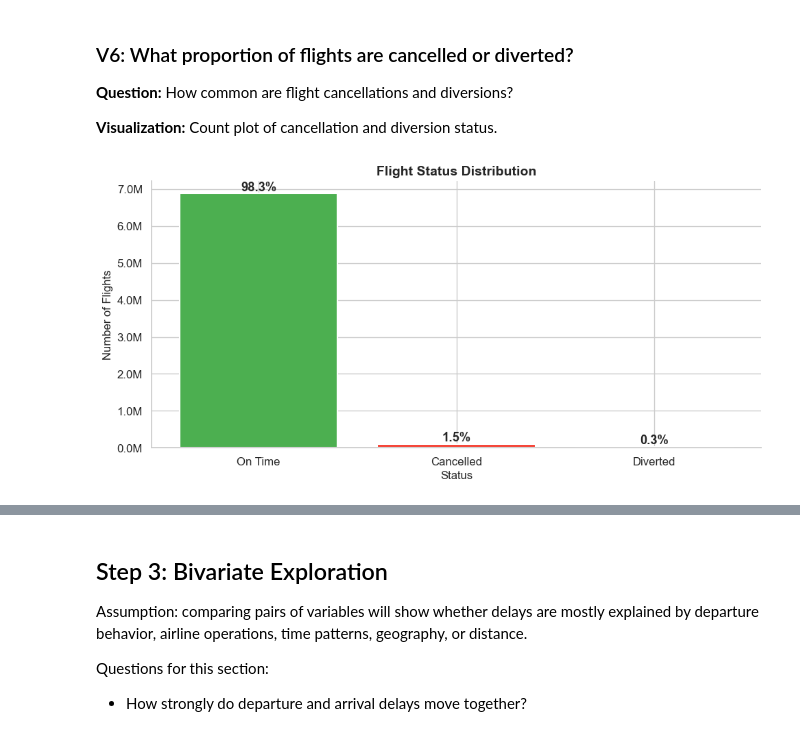
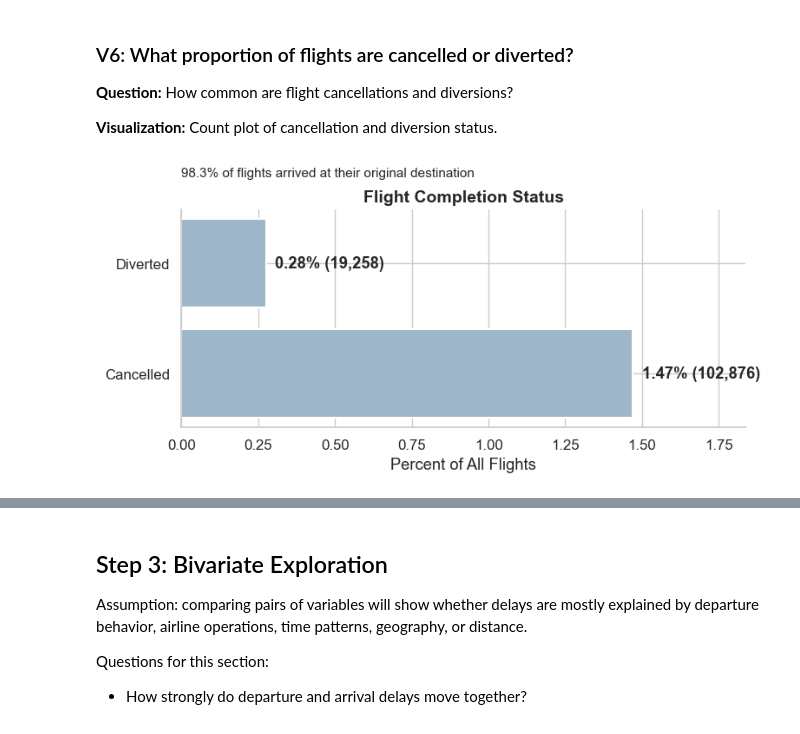
Before and after one commit to luisjfeliu/data-analysis-flight-delays-visuals, a Jupyter notebook: Part_I_exploration.ipynb, the cells around one changed output, grey strips where cells are left out. Saved outputs shown, nothing was run; the diff lists cells and outputs as text; code cells hidden in the pictures.

```diff
--- a/Part_I_exploration.ipynb
+++ b/Part_I_exploration.ipynb
@@ -333,11 +337,19 @@ plt.tight_layout()
 **Visualization:** Bar chart of mean delay by cause.
 # %%
 delay_causes = ['CarrierDelay', 'WeatherDelay', 'NASDelay', 'SecurityDelay', 'LateAircraftDelay']
-cause_means = df_active[delay_causes].mean()
+cause_labels = {
+    'CarrierDelay': 'Carrier\n(Airline Ops)',
+    'WeatherDelay': 'Weather',
+    'NASDelay': 'NAS\n(Air Traffic)',
+    'SecurityDelay': 'Security',
+    'LateAircraftDelay': 'Late Aircraft\n(Cascading)'
+}
+cause_means = df_active[delay_causes].mean().sort_values(ascending=False)
+cause_label_order = [cause_labels[cause] for cause in cause_means.index]
 
 fig, ax = plt.subplots(figsize=(12, 5))
-colors = ['#2196F3', '#4CAF50', '#FF9800', '#F44336', '#9C27B0']
-bars = ax.bar(cause_means.index, cause_means.values, color=colors, edgecolor='white', linewidth=1.5)
+bar_color = '#2F6F9F'
+bars = ax.bar(cause_label_order, cause_means.values, color=bar_color, edgecolor='white', linewidth=1.5)
 ax.set_title('Mean Delay by Cause (Minutes)', fontsize=14, fontweight='bold')
 ax.set_xlabel('Delay Cause', fontsize=12)
 ax.set_ylabel('Mean Delay (minutes)', fontsize=12)
@@ -360,21 +372,44 @@ plt.tight_layout()
 
 **Visualization:** Count plot of cancellation and diversion status.
 # %%
-fig, ax = plt.subplots(figsize=(10, 5))
-on_time = len(df) - df['Cancelled'].sum() - df['Diverted'].sum()
 status_counts = pd.DataFrame({
-    'Status': ['On Time', 'Cancelled', 'Diverted'],
-    'Count': [on_time, df['Cancelled'].sum(), df['Diverted'].sum()]
+    'Status': ['Cancelled', 'Diverted'],
+    'Count': [df['Cancelled'].sum(), df['Diverted'].sum()]
 })
-bars = ax.bar(status_counts['Status'], status_counts['Count'], color=['#4CAF50', '#F44336', '#FF9800'], edgecolor='white', linewidth=1.5)
-for bar, val in zip(bars, status_counts['Count']):
-    pct = val / len(df) * 100
-    ax.text(bar.get_x() + bar.get_width()/2., bar.get_height() + 5000,
-            f'{pct:.1f}%', ha='center', va='bottom', fontweight='bold')
-ax.set_title('Flight Status Distribution', fontsize=14, fontweight='bold')
-ax.set_ylabel('Number of Flights', fontsize=12)
-ax.set_xlabel('Status', fontsize=12)
-ax.yaxis.set_major_formatter(plt.FuncFormatter(lambda x, _: f'{x/1e6:.1f}M'))
+
+status_counts['Percent'] = status_counts['Count'] / len(df) * 100
+normal_pct = 100 - status_counts['Percent'].sum()
+
+fig, ax = plt.subplots(figsize=(8, 4))
+
+bars = ax.barh(
+    status_counts['Status'],
+    status_counts['Percent'],
+    color='#9DB7C8',
+    edgecolor='white',
+    linewidth=1.5
+)
+
+for bar, count, pct in zip(bars, status_counts['Count'], status_counts['Percent']):
+    ax.text(
+        bar.get_width() + 0.03,
+        bar.get_y() + bar.get_height() / 2,
+        f'{pct:.2f}% ({count:,.0f})',
+        va='center',
+        fontweight='bold'
+    )
+
+ax.set_title('Flight Completion Status', fontsize=14, fontweight='bold')
+ax.set_xlabel('Percent of All Flights')
+ax.text(
+    0,
+    1.15,
+    f'{normal_pct:.1f}% of flights arrived at their original destination',
+    transform=ax.transAxes,
+    fontsize=11
+)
+
+ax.set_xlim(0, status_counts['Percent'].max() * 1.25)
 plt.tight_layout()
 # %% [output]
-[figure, old version]
+[figure, new version]
```
Also changed, not shown: parts of 52 cells of this notebook, 3 other files.
